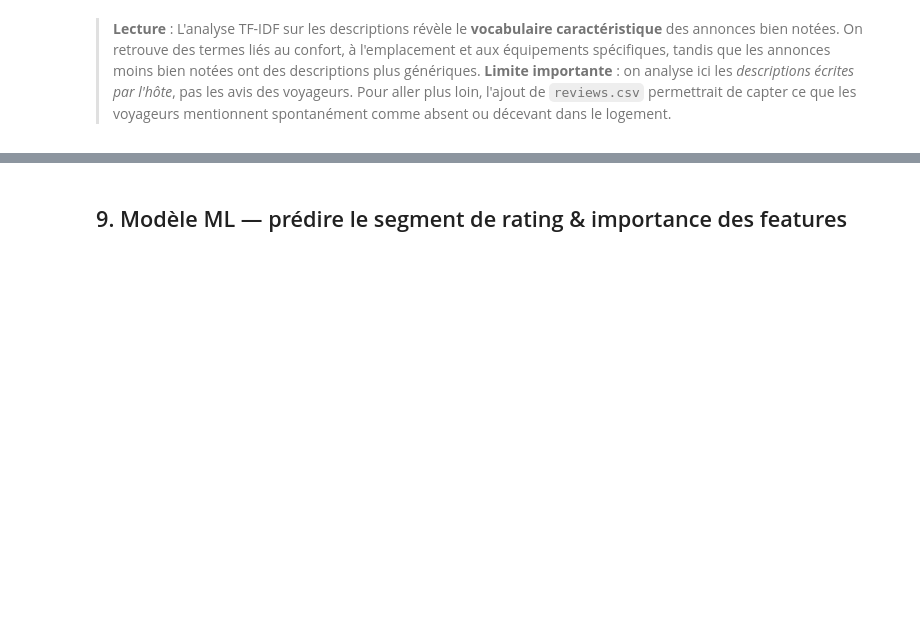
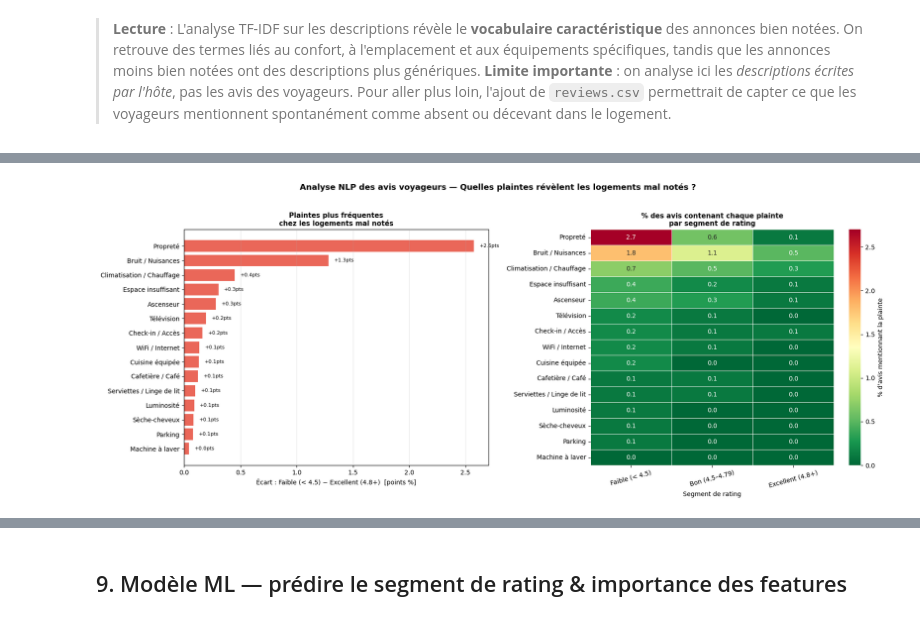
Before and after one commit to Benoit-DAVID-33/Ynov, a Jupyter notebook: semaine_26_05_2026/module_data/airbnb/uc_rating_optimizer/UC_Rating_Optimizer.ipynb, the cells around one changed output, grey strips where cells are left out. Saved outputs shown, nothing was run; the diff lists cells and outputs as text; code cells hidden in the pictures; blank space fills up the shorter version.

```diff
--- a/semaine_26_05_2026/module_data/airbnb/uc_rating_optimizer/UC_Rating_Optimizer.ipynb
+++ b/semaine_26_05_2026/module_data/airbnb/uc_rating_optimizer/UC_Rating_Optimizer.ipynb
@@ -612,0 +848,37 @@ wordcloud non installé — pip install wordcloud
+# %%
+fig, axes = plt.subplots(1, 2, figsize=(18, 7))
+
+# ── Barplot : gap Faible vs Excellent ────────────────────────────────────────
+ax = axes[0]
+gap_plot = gap_sorted.sort_values(ascending=True)
+bar_colors = [COLORS['low'] if v > 0 else COLORS['high'] for v in gap_plot.values]
+ax.barh(gap_plot.index, gap_plot.values * 100, color=bar_colors, alpha=0.85)
+ax.axvline(0, color='black', linewidth=0.8)
+ax.set_xlabel('Écart : Faible (< 4.5) − Excellent (4.8+)  [points %]', fontsize=10)
+ax.set_title('Plaintes plus fréquentes\nchez les logements mal notés', fontsize=11, fontweight='bold')
+ax.grid(axis='x', alpha=0.3)
+for i, v in enumerate(gap_plot.values):
+    ax.text(v * 100 + 0.05, i, f'{v*100:+.1f}pts', va='center', fontsize=8)
+
+# ── Heatmap : fréquence par segment ──────────────────────────────────────────
+ax2 = axes[1]
+ordered_cats = gap_sorted.index.tolist()
+heatmap_data = complaint_by_seg[ordered_cats].T * 100  # en %
+sns.heatmap(
+    heatmap_data.round(1),
+    annot=True, fmt='.1f', cmap='RdYlGn_r',
+    ax=ax2, linewidths=0.5,
+    cbar_kws={'label': "% d'avis mentionnant la plainte"}
+)
+ax2.set_title('% des avis contenant chaque plainte\npar segment de rating', fontsize=11, fontweight='bold')
+ax2.set_xlabel('Segment de rating')
+ax2.tick_params(axis='x', rotation=15)
+ax2.tick_params(axis='y', rotation=0)
+
+plt.suptitle('Analyse NLP des avis voyageurs — Quelles plaintes révèlent les logements mal notés ?',
+             fontsize=13, fontweight='bold', y=1.02)
+plt.tight_layout()
+plt.savefig('13_complaints_by_segment.png', dpi=150, bbox_inches='tight')
+plt.show()
+# %% [output]
+[figure, added]
```
Also changed, not shown: parts of 19 cells of this notebook, 6 other files.
